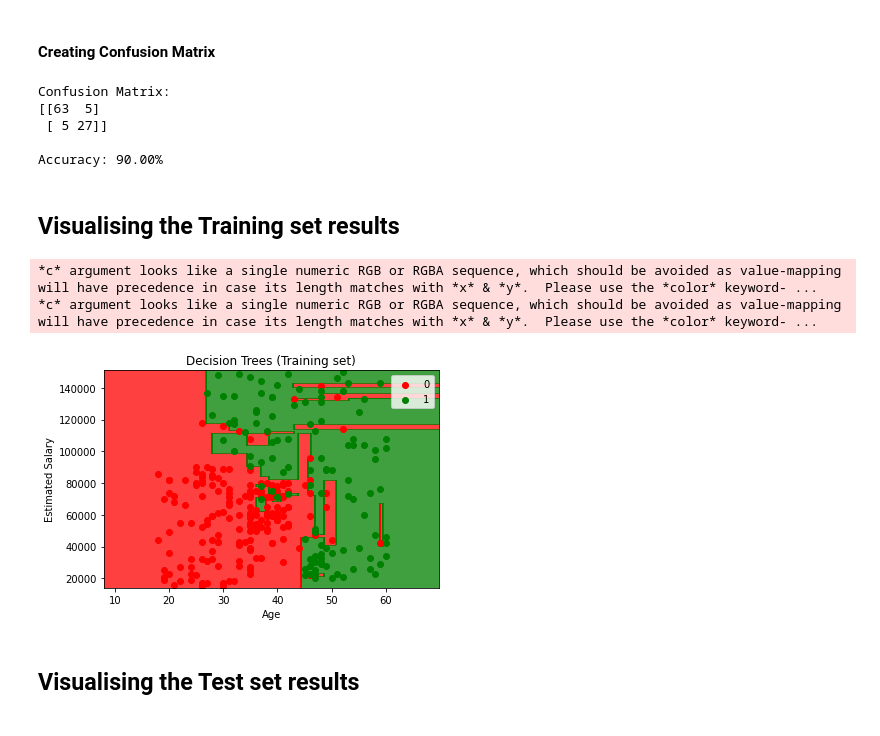
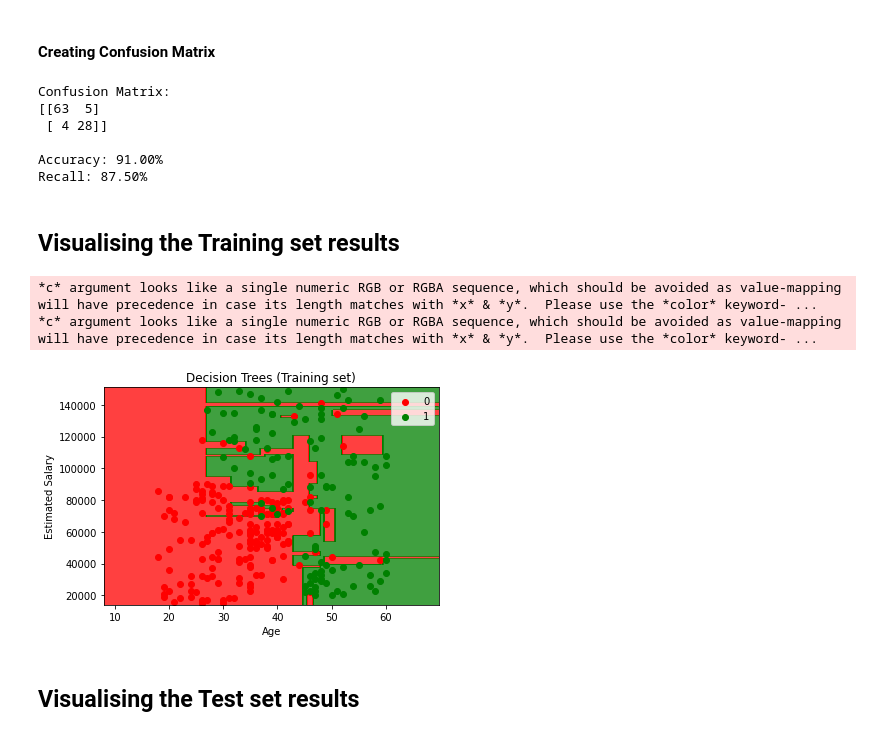
Before and after one commit to Aleksanderprofic/Machine-Learning, a Jupyter notebook: Classification/DecisionTree/sklearn/social_network_ads_decision_tree_classification.ipynb, the cells around one changed output. Drawn from its saved outputs; the diff is of its cells as text; code cells hidden in the pictures.

```diff
--- a/Classification/DecisionTree/sklearn/social_network_ads_decision_tree_classification.ipynb
+++ b/Classification/DecisionTree/sklearn/social_network_ads_decision_tree_classification.ipynb
@@ -36,10 +40,3 @@ X_train, X_test, y_train, y_test = train_test_split(X, y, test_size=0.25, random
-# %%
-from sklearn.preprocessing import StandardScaler
-
-sc = StandardScaler()
-
-X_train = sc.fit_transform(X_train)
-X_test = sc.transform(X_test)
 # %% [markdown]
 ## Model training and predictions
 # %% [markdown]
@@ -79,39 +76,41 @@ y_pred = classifier.predict(X_test)
 # %% [markdown]
 #### Creating Confusion Matrix
 # %%
-from sklearn.metrics import confusion_matrix, accuracy_score
+from sklearn.metrics import confusion_matrix, accuracy_score, recall_score
 
 cm = confusion_matrix(y_test, y_pred)
 print(f'Confusion Matrix: \n{cm}\n')
 print('Accuracy: {:.2f}%'.format(accuracy_score(y_test, y_pred) * 100))
+print('Recall: {:.2f}%'.format(recall_score(y_test, y_pred) * 100))
 # %% [output]
 Confusion Matrix:
 [[63  5]
- [ 5 27]]
+ [ 4 28]]
 
-Accuracy: 90.00%
+Accuracy: 91.00%
+Recall: 87.50%
 # %% [markdown]
 ## Visualising the Training set results
 # %%
 from matplotlib.colors import ListedColormap
-X_set, y_set = sc.inverse_transform(X_train), y_train
+X_set, y_set = X_train, y_train
 X1, X2 = np.meshgrid(np.arange(start = X_set[:, 0].min() - 10, stop = X_set[:, 0].max() + 10, step = 0.25),
                      np.arange(start = X_set[:, 1].min() - 1000, stop = X_set[:, 1].max() + 1000, step = 0.25))
-plt.contourf(X1, X2, classifier.predict(sc.transform(np.array([X1.ravel(), X2.ravel()]).T)).reshape(X1.shape),
+plt.contourf(X1, X2, classifier.predict(np.array([X1.ravel(), X2.ravel()]).T).reshape(X1.shape),
              alpha = 0.75, cmap = ListedColormap(('red', 'green')))
 plt.xlim(X1.min(), X1.max())
 plt.ylim(X2.min(), X2.max())
 for i, j in enumerate(np.unique(y_set)):
     plt.scatter(X_set[y_set == j, 0], X_set[y_set == j, 1], c = ListedColormap(('red', 'green'))(i), label = j)
 plt.title('Decision Trees (Training set)')
 plt.xlabel('Age')
 plt.ylabel('Estimated Salary')
 plt.legend()
 plt.show()
 # %% [output]
 *c* argument looks like a single numeric RGB or RGBA sequence, which should be avoided as value-mapping will have precedence in case its length matches with *x* & *y*.  Please use the *color* keyword- ...
 *c* argument looks like a single numeric RGB or RGBA sequence, which should be avoided as value-mapping will have precedence in case its length matches with *x* & *y*.  Please use the *color* keyword- ...
-[figure, old version]
+[figure, new version]
 # %% [markdown]
 ## Visualising the Test set results
 # %%
```
Also changed, not shown: parts of 5 cells of this notebook.
